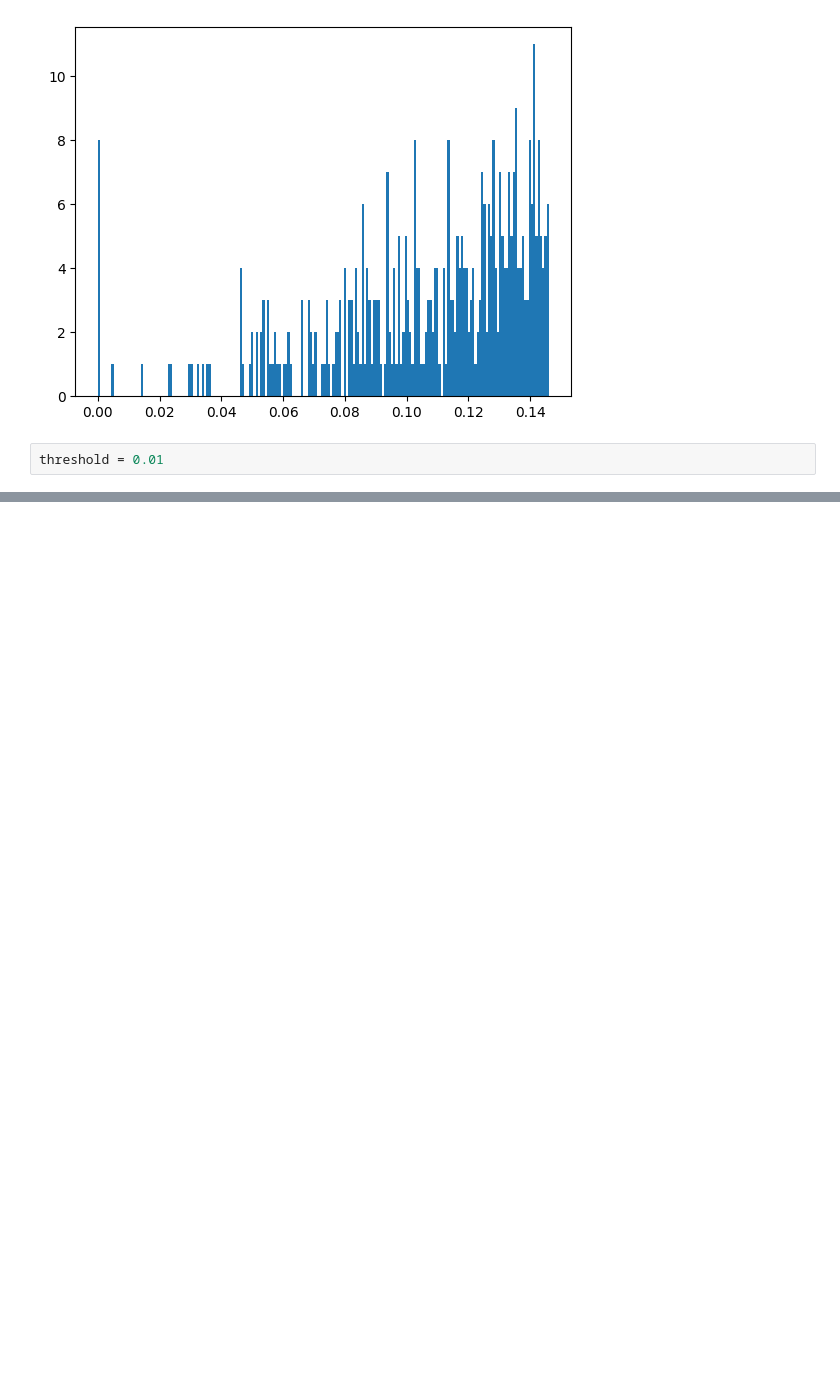
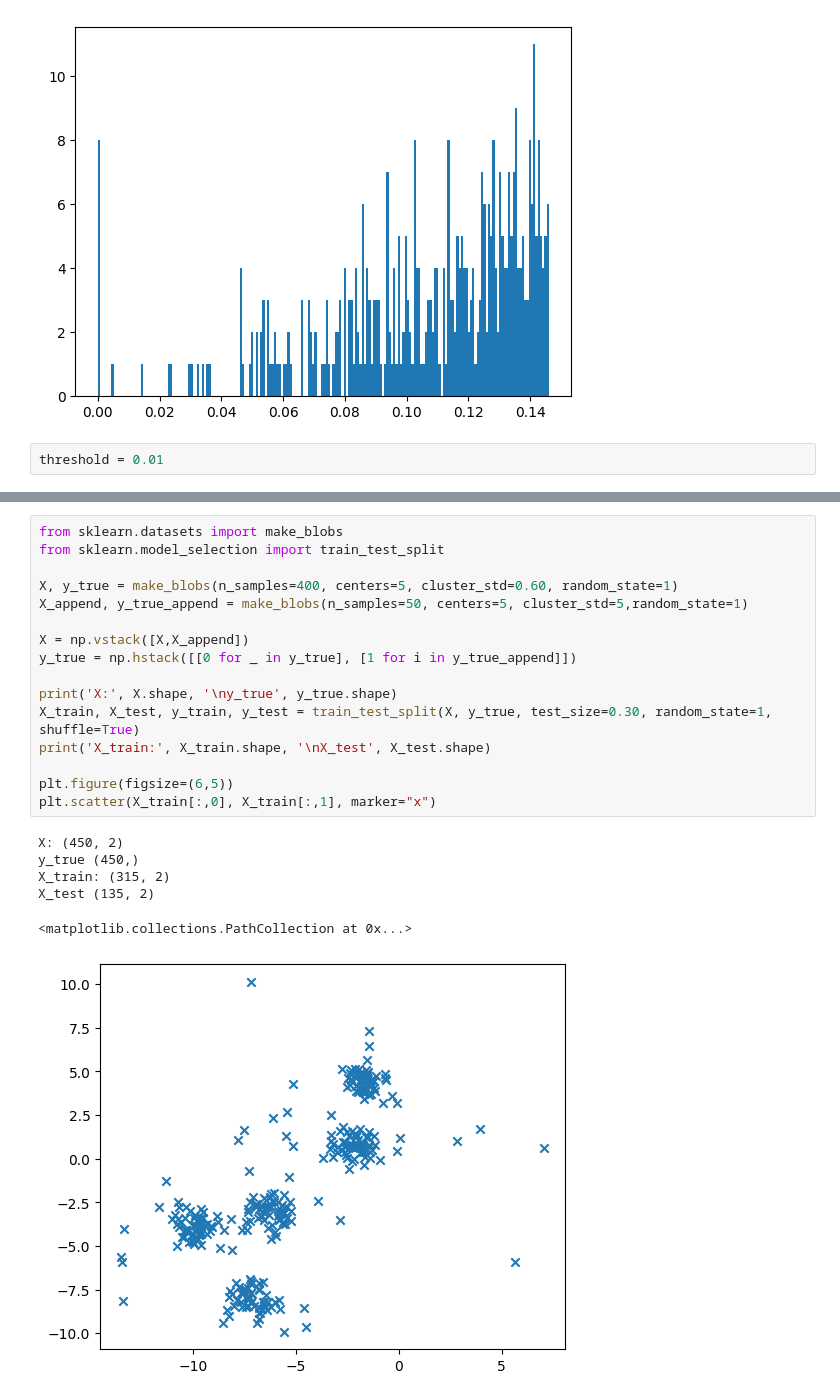
Before and after one commit to zaherarman/machine-learning, a Jupyter notebook: Anomaly Detection using Gaussian Mixture Models.ipynb, the cells around one changed output, grey strips where cells are left out. Saved outputs shown, nothing was run; the diff lists cells and outputs as text; blank space fills up the shorter version.

```diff
--- a/Anomaly Detection using Gaussian Mixture Models.ipynb
+++ b/Anomaly Detection using Gaussian Mixture Models.ipynb
@@ -134,0 +177,23 @@ plt.scatter(X[outliers,0],X[outliers,1],marker="o",facecolor="none",edgecolor="r
+# %%
+from sklearn.datasets import make_blobs
+from sklearn.model_selection import train_test_split
+
+X, y_true = make_blobs(n_samples=400, centers=5, cluster_std=0.60, random_state=1)
+X_append, y_true_append = make_blobs(n_samples=50, centers=5, cluster_std=5,random_state=1)
+
+X = np.vstack([X,X_append])
+y_true = np.hstack([[0 for _ in y_true], [1 for i in y_true_append]])
+
+print('X:', X.shape, '\ny_true', y_true.shape)
+X_train, X_test, y_train, y_test = train_test_split(X, y_true, test_size=0.30, random_state=1, shuffle=True)
+print('X_train:', X_train.shape, '\nX_test', X_test.shape)
+
+plt.figure(figsize=(6,5))
+plt.scatter(X_train[:,0], X_train[:,1], marker="x")
+# %% [output]
+X: (450, 2)
+y_true (450,)
+X_train: (315, 2)
+X_test (135, 2)
+<matplotlib.collections.PathCollection at 0x...>
+[figure, added]
```
Also changed, not shown: parts of 19 cells of this notebook.
